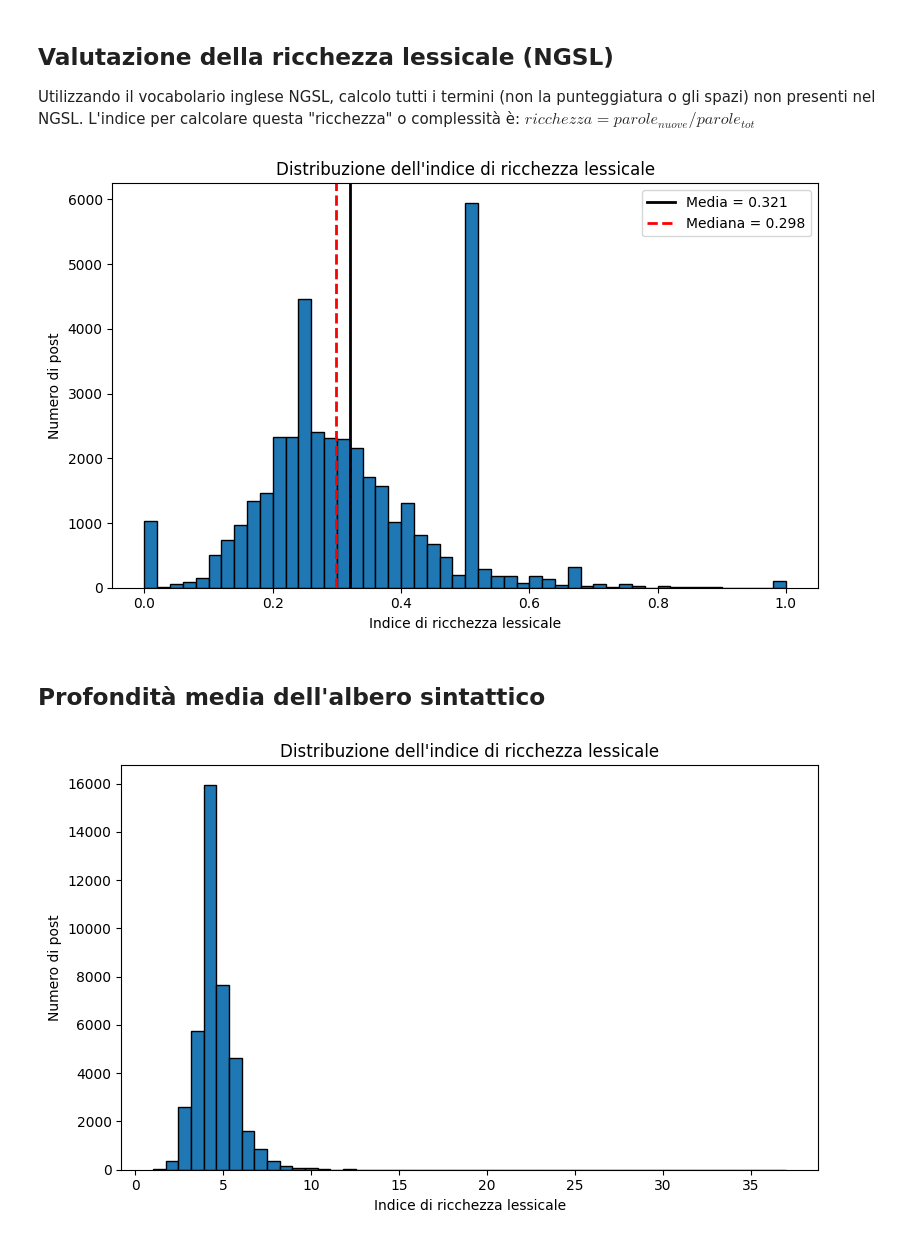
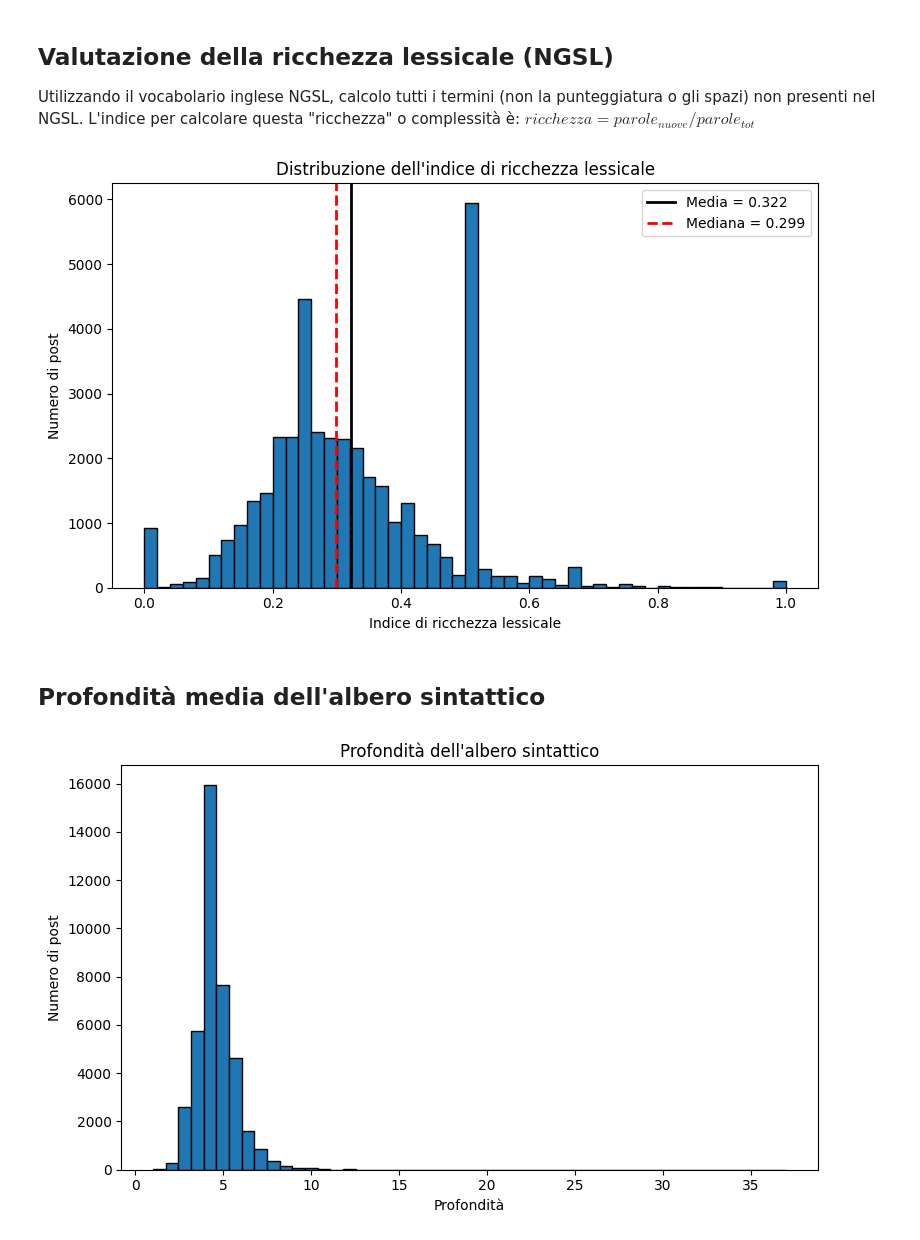
Before and after one commit to in-bloom/progetto_tirocinio, a Jupyter notebook: notebooks/2_analisi_post.ipynb, the cells around one changed output. Drawn from its saved outputs; the diff is of its cells as text; code cells hidden in the pictures.

```diff
--- a/notebooks/2_analisi_post.ipynb
+++ b/notebooks/2_analisi_post.ipynb
@@ -7,6 +7,7 @@ In questo notebook, dopo l'esecuzione dello script _post_analysis.py_, che perme
 import pandas as pd
 
 data = pd.read_csv('../data/analysis/post_analysis.csv')
+data = data.drop(data[data.total_words == 0].index)
 
 data.head(5)
 # %% [output]
@@ -117,23 +120,23 @@ plt.legend()
 
 plt.show()
 # %% [output]
-[figure, old version]
+[figure, new version]
 # %% [markdown]
 ## Profondità media dell'albero sintattico
 # %%
 plt.figure(figsize=(8, 5))
 
 plt.hist(
     data["avg_tree_depth"].dropna(),
     bins=50,
     edgecolor="black"
 )
 
-plt.xlabel("Indice di ricchezza lessicale")
+plt.xlabel("Profondità")
 plt.ylabel("Numero di post")
-plt.title("Distribuzione dell'indice di ricchezza lessicale")
+plt.title("Profondità dell'albero sintattico")
 plt.tight_layout()
 
 plt.show()
 # %% [output]
-[figure, old version]
+[figure, new version]
```
Also changed, not shown: parts of 4 cells of this notebook.
